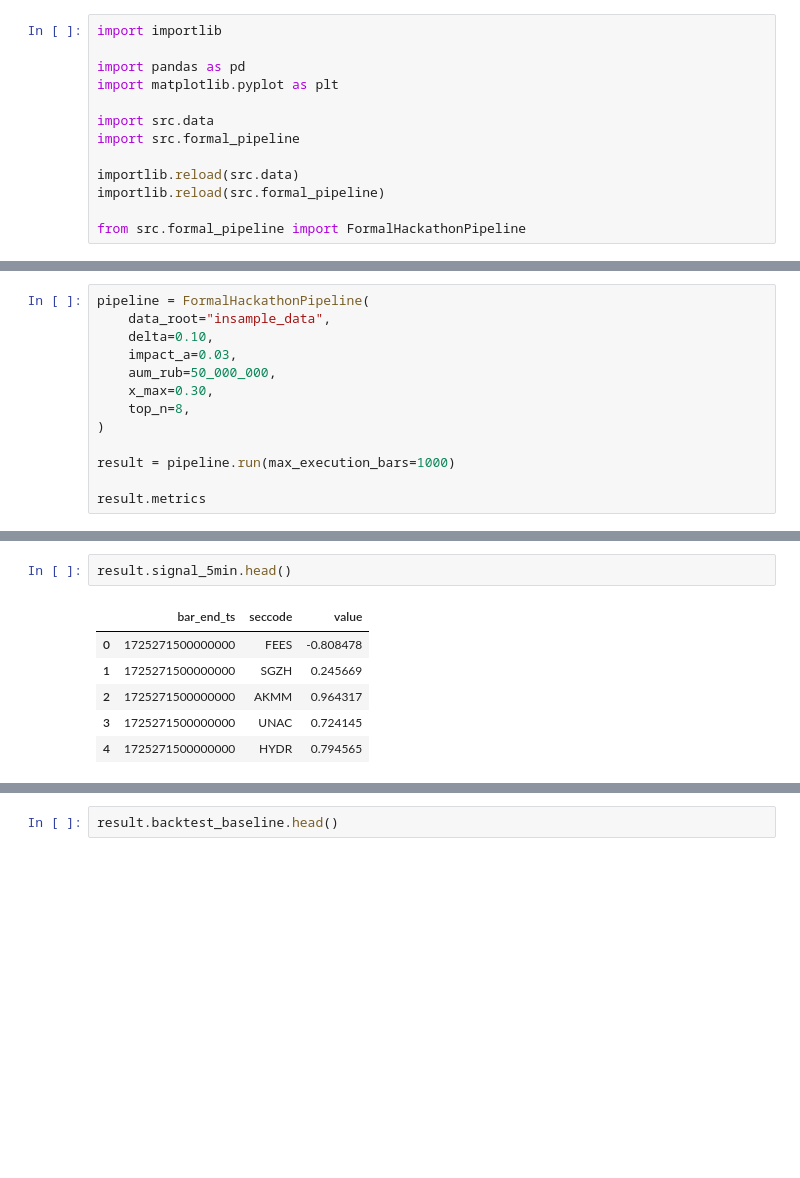
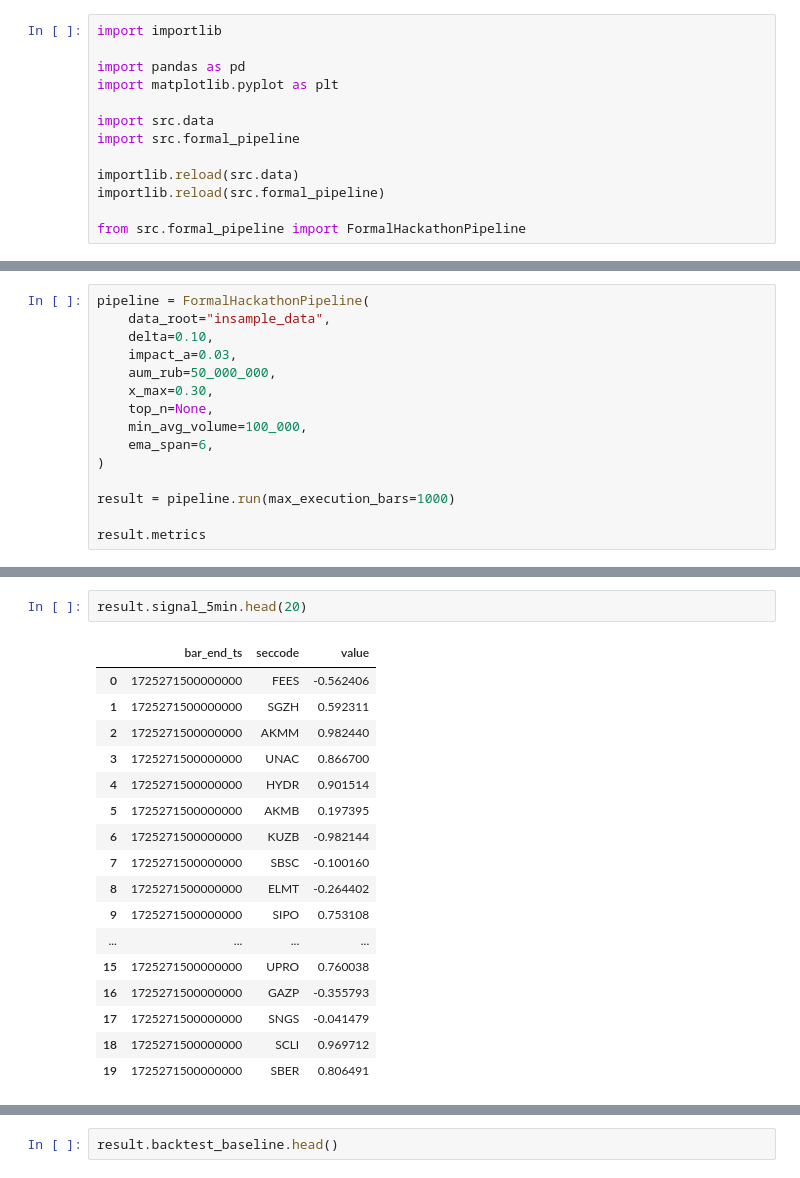
Before and after one commit to SvyatAgainst/Hakaton, a Jupyter notebook: finance_xakaton.ipynb, the cells around one changed output, grey strips where cells are left out. Cells and saved outputs as stored; diff of their text form; blank space fills up the shorter version.

```diff
--- a/finance_xakaton.ipynb
+++ b/finance_xakaton.ipynb
@@ -36,7 +63,9 @@ pipeline = FormalHackathonPipeline(
     impact_a=0.03,
     aum_rub=50_000_000,
     x_max=0.30,
-    top_n=8,
+    top_n=None,
+    min_avg_volume=100_000,
+    ema_span=6,
 )
 
 result = pipeline.run(max_execution_bars=1000)
@@ -74,9 +119,20 @@ execution_summary (6856, 10)
 # %%
-result.signal_5min.head()
+result.signal_5min.head(20)
 # %% [output]
 |  | bar_end_ts | seccode | value |
-| 0 | 1725271500000000 | FEES | -0.808478 |
-| 1 | 1725271500000000 | SGZH | 0.245669 |
-| 2 | 1725271500000000 | AKMM | 0.964317 |
-| 3 | 1725271500000000 | UNAC | 0.724145 |
-| 4 | 1725271500000000 | HYDR | 0.794565 |
+| 0 | 1725271500000000 | FEES | -0.562406 |
+| 1 | 1725271500000000 | SGZH | 0.592311 |
+| 2 | 1725271500000000 | AKMM | 0.982440 |
+| 3 | 1725271500000000 | UNAC | 0.866700 |
+| 4 | 1725271500000000 | HYDR | 0.901514 |
+| 5 | 1725271500000000 | AKMB | 0.197395 |
+| 6 | 1725271500000000 | KUZB | -0.982144 |
+| 7 | 1725271500000000 | SBSC | -0.100160 |
+| 8 | 1725271500000000 | ELMT | -0.264402 |
+| 9 | 1725271500000000 | SIPO | 0.753108 |
+| ... | ... | ... | ... |
+| 15 | 1725271500000000 | UPRO | 0.760038 |
+| 16 | 1725271500000000 | GAZP | -0.355793 |
+| 17 | 1725271500000000 | SNGS | -0.041479 |
+| 18 | 1725271500000000 | SCLI | 0.969712 |
+| 19 | 1725271500000000 | SBER | 0.806491 |
```
Also changed, not shown: parts of 20 cells of this notebook, 4 other files.
